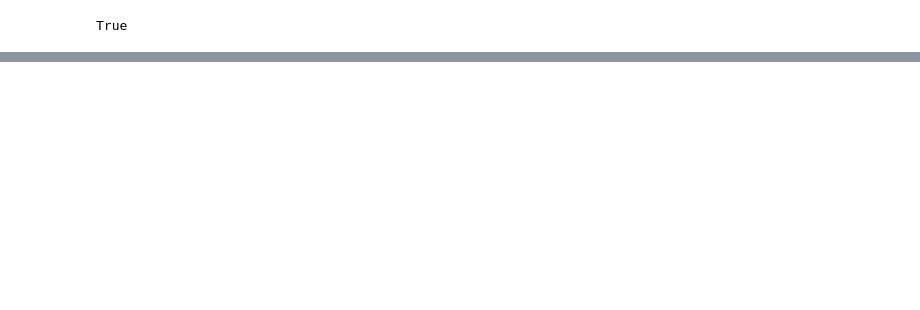
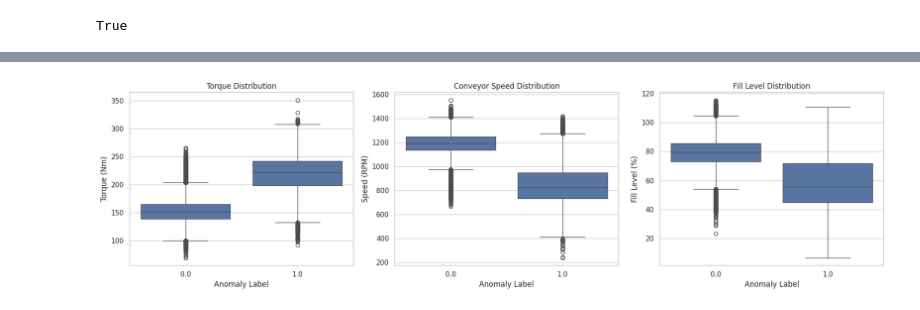
Before and after one commit to Alokik24/Supply_chain_monitor, a Jupyter notebook: notebooks/eda.ipynb, the cells around one changed output, grey strips where cells are left out. Cells and saved outputs as stored; diff of their text form; code cells hidden in the pictures; blank space fills up the shorter version.

```diff
--- a/notebooks/eda.ipynb
+++ b/notebooks/eda.ipynb
@@ -55,0 +79,6 @@ print(f"Reconstituted Snapshot Matrix:  {df_matrix.shape[0]} rows (1,000 chronol
+# %%
+eda_df = pd.read_csv("../data/sensor_data.csv")
+
+print(eda_df.shape)
+
+eda_df.head()
@@ -103,0 +195,40 @@ plt.show()
+# %%
+fig, axes = plt.subplots(1, 3, figsize=(18, 5))
+
+sns.boxplot(
+    data=eda_df,
+    x="is_anomaly",
+    y="torque",
+    ax=axes[0]
+)
+
+axes[0].set_title("Torque Distribution")
+axes[0].set_xlabel("Anomaly Label")
+axes[0].set_ylabel("Torque (Nm)")
+
+sns.boxplot(
+    data=eda_df,
+    x="is_anomaly",
+    y="conveyor_speed",
+    ax=axes[1]
+)
+
+axes[1].set_title("Conveyor Speed Distribution")
+axes[1].set_xlabel("Anomaly Label")
+axes[1].set_ylabel("Speed (RPM)")
+
+sns.boxplot(
+    data=eda_df,
+    x="is_anomaly",
+    y="fill_level",
+    ax=axes[2]
+)
+
+axes[2].set_title("Fill Level Distribution")
+axes[2].set_xlabel("Anomaly Label")
+axes[2].set_ylabel("Fill Level (%)")
+
+plt.tight_layout()
+plt.show()
+# %% [output]
+[figure, added]
```
Also changed, not shown: parts of 36 cells of this notebook, 15 other files.
